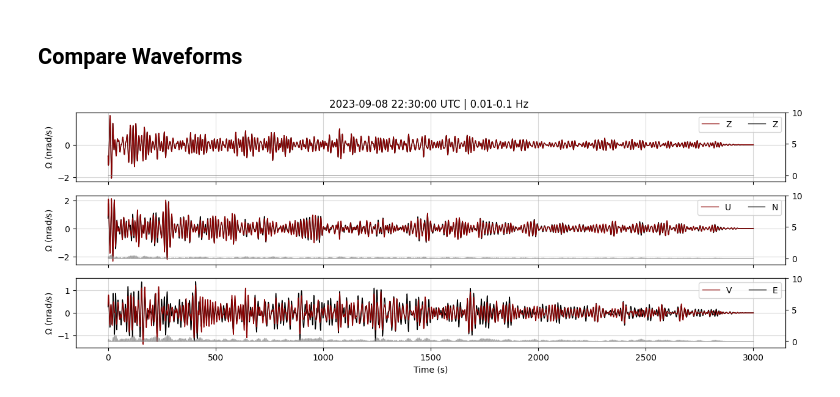
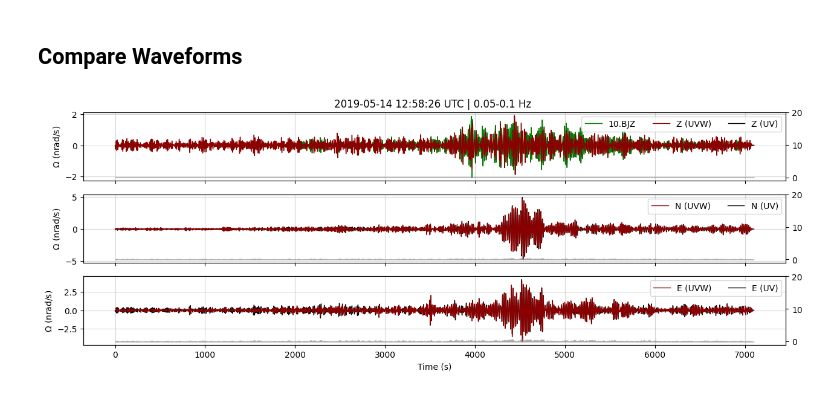
Before and after one commit to andbrocode/notebooks2, a Jupyter notebook: RomyEvents/ROMY_6C_RotationTest.ipynb, the cells around one changed output. Saved outputs shown, nothing was run; the diff lists cells and outputs as text; code cells hidden in the pictures.

```diff
--- a/RomyEvents/ROMY_6C_RotationTest.ipynb
+++ b/RomyEvents/ROMY_6C_RotationTest.ipynb
@@ -188,26 +232,24 @@ def __makeplot_waveform_comparison(st1, st2):
     plt.show();
     return fig
 # %%
-config['fmin'] = 0.01
-config['fmax'] = 0.1
+# config['fmin'] = 0.01
+# config['fmax'] = 0.1
 
-st_cp = st.copy()
-st_cp = st_cp.detrend("demean");
-st_cp = st_cp.taper(0.1);
-st_cp = st_cp.filter("bandpass", freqmin=config['fmin'], freqmax=config['fmax'], corners=4, zerophase=True);
-st_cp.trim(config['tbeg']+600, config['tend'])
+# st_cp = st.copy()
+# st_cp = st_cp.detrend("demean");
+# st_cp = st_cp.taper(0.1);
+# st_cp = st_cp.filter("bandpass", freqmin=config['fmin'], freqmax=config['fmax'], corners=4, zerophase=True);
+# st_cp.trim(config['tbeg']+600, config['tend'])
 
-st_rot_cp = st_new.copy()
-st_rot_cp = st_rot_cp.detrend("demean");
-st_rot_cp = st_rot_cp.taper(0.1);
-st_rot_cp = st_rot_cp.filter("bandpass", freqmin=config['fmin'], freqmax=config['fmax'], corners=4, zerophase=True);
+# st_rot_cp = st_new.copy()
+# st_rot_cp = st_rot_cp.detrend("demean");
+# st_rot_cp = st_rot_cp.taper(0.1);
+# st_rot_cp = st_rot_cp.filter("bandpass", freqmin=config['fmin'], freqmax=config['fmax'], corners=4, zerophase=True);
 
-st_rot_cp.trim(config['tbeg']+600, config['tend'])
+# st_rot_cp.trim(config['tbeg']+600, config['tend'])
 
 
 
-fig = __makeplot_waveform_comparison(st_cp, st_rot_cp)
+# fig = __makeplot_waveform_comparison(st_cp, st_rot_cp)
 
-fig.savefig(config['path_to_figs']+f"ROMY_{config['event_name']}_waveforms.png", format="png", dpi=200, bbox_inches='tight');
+# fig.savefig(config['path_to_figs']+f"ROMY_{config['event_name']}_waveforms.png", format="png", dpi=200, bbox_inches='tight');
-# %% [output]
-[figure, removed]
@@ -230,0 +311,23 @@ def __multitaper_psd(arr, dt, n_win=5):
+# %%
+config['fmin'] = 0.05
+config['fmax'] = 0.1
+
+st1 = st_all.copy()
+st1 = st1.detrend("demean");
+st1 = st1.taper(0.01);
+st1 = st1.filter("bandpass", freqmin=config['fmin'], freqmax=config['fmax'], corners=4, zerophase=True);
+st1 = st1.trim(config['tbeg']+100, config['tend'])
+
+st2 = st_two.copy()
+st2 = st2.detrend("demean");
+st2 = st2.taper(0.01);
+st2 = st2.filter("bandpass", freqmin=config['fmin'], freqmax=config['fmax'], corners=4, zerophase=True);
+st2 = st2.trim(config['tbeg']+100, config['tend'])
+
+
+
+fig = __makeplot_waveform_comparison2(st1, st2)
+
+# fig.savefig(config['path_to_figs']+f"ROMY_{config['event_name']}_waveforms.png", format="png", dpi=200, bbox_inches='tight');
+# %% [output]
+[figure, added]
```
Also changed, not shown: parts of 20 cells of this notebook, 15 other files.
